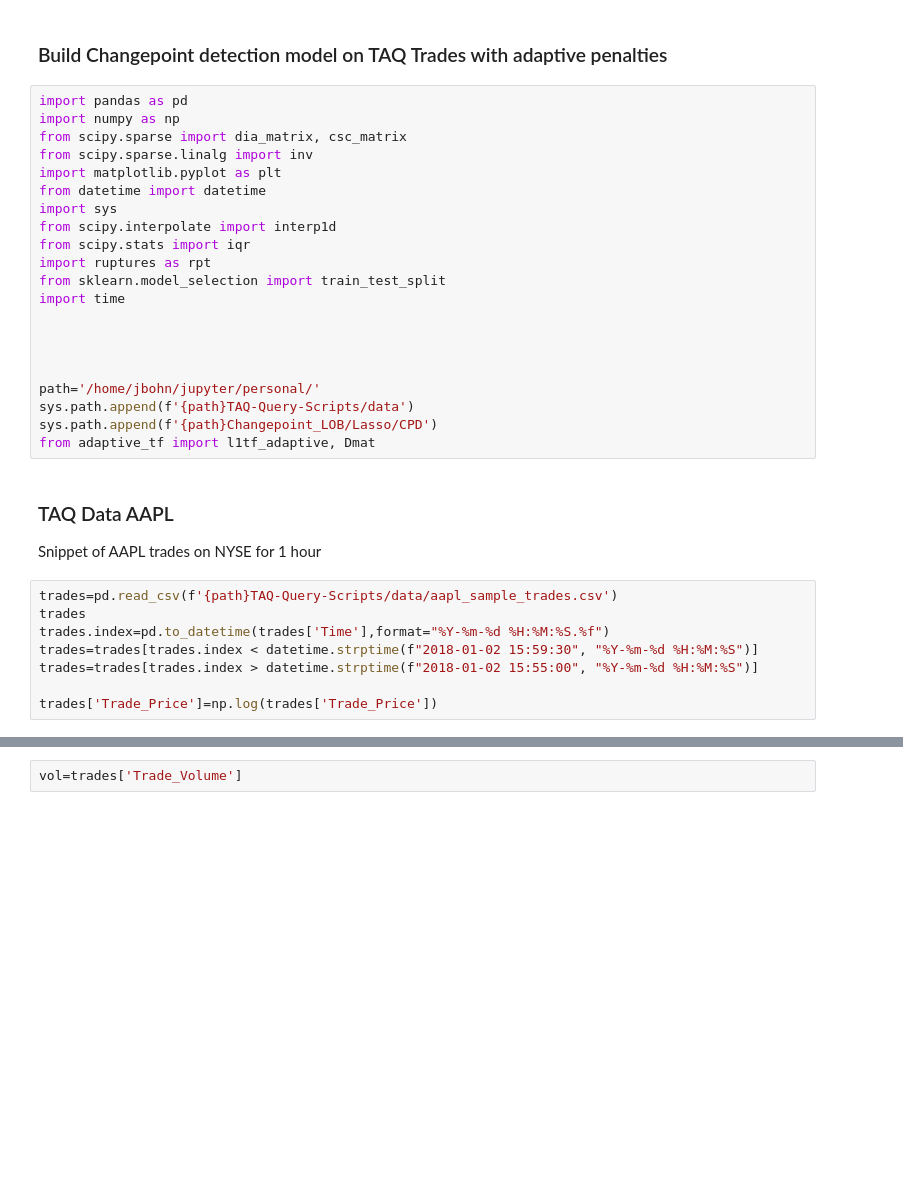
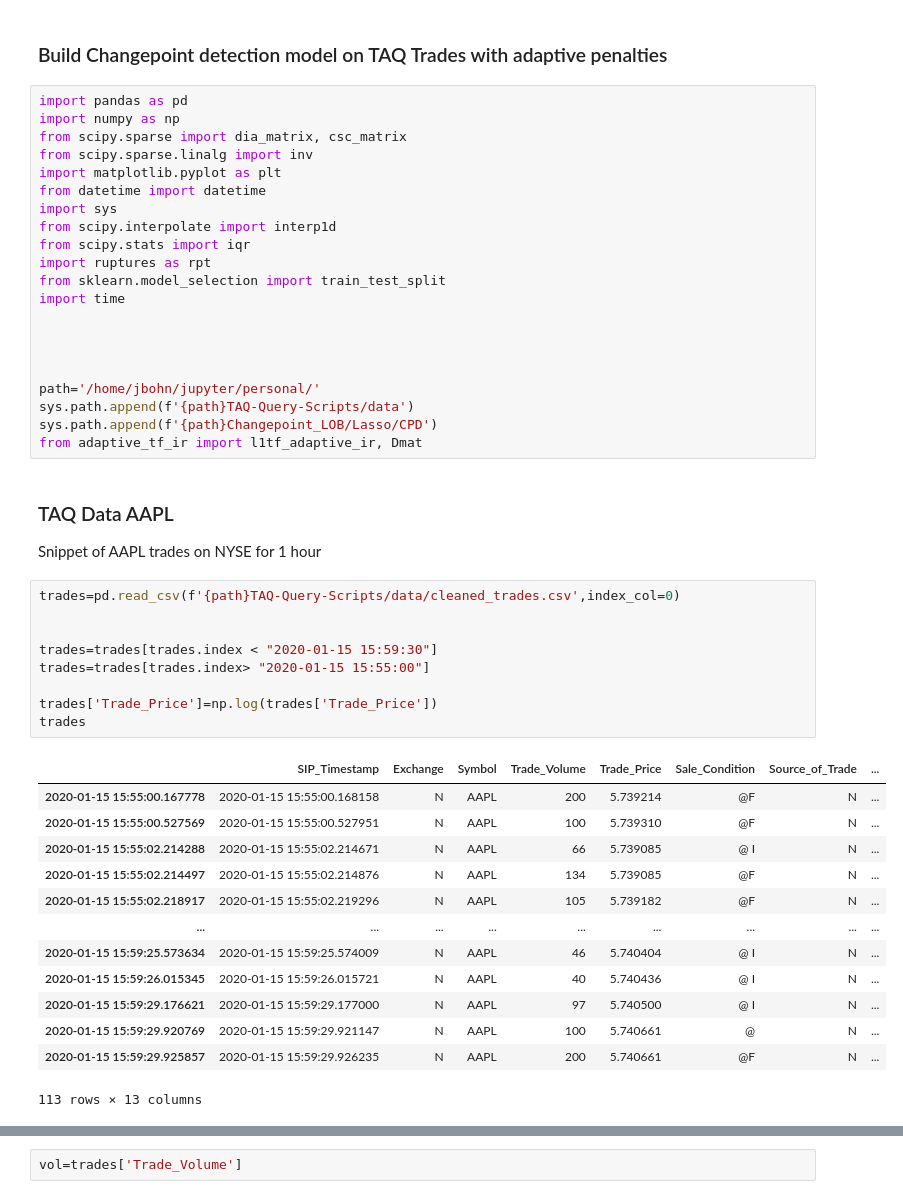
Before and after one commit to jasonbohne123/Adaptive_Signal_Estimation, a Jupyter notebook: Lasso_CPD/Optimized_Adaptive.ipynb, the cells around one changed output, grey strips where cells are left out. Saved outputs shown, nothing was run; the diff lists cells and outputs as text; blank space fills up the shorter version.

```diff
--- a/Lasso_CPD/Optimized_Adaptive.ipynb
+++ b/Lasso_CPD/Optimized_Adaptive.ipynb
@@ -20,19 +20,34 @@ import time
 path='/home/jbohn/jupyter/personal/'
 sys.path.append(f'{path}TAQ-Query-Scripts/data')
 sys.path.append(f'{path}Changepoint_LOB/Lasso/CPD')
-from adaptive_tf import l1tf_adaptive, Dmat
+from adaptive_tf_ir import l1tf_adaptive_ir, Dmat
 # %% [markdown]
 ### TAQ Data AAPL
 
 Snippet of AAPL trades on NYSE for 1 hour
 # %%
-trades=pd.read_csv(f'{path}TAQ-Query-Scripts/data/aapl_sample_trades.csv')
-trades
-trades.index=pd.to_datetime(trades['Time'],format="%Y-%m-%d %H:%M:%S.%f")
-trades=trades[trades.index < datetime.strptime(f"2018-01-02 15:59:30", "%Y-%m-%d %H:%M:%S")]
-trades=trades[trades.index > datetime.strptime(f"2018-01-02 15:55:00", "%Y-%m-%d %H:%M:%S")]
+trades=pd.read_csv(f'{path}TAQ-Query-Scripts/data/cleaned_trades.csv',index_col=0)
+
+
+trades=trades[trades.index < "2020-01-15 15:59:30"]
+trades=trades[trades.index> "2020-01-15 15:55:00"]
 
 trades['Trade_Price']=np.log(trades['Trade_Price'])
+trades
+# %% [output]
+|  | SIP_Timestamp | Exchange | Symbol | Trade_Volume | Trade_Price | Sale_Condition | Source_of_Trade | ... |
+| 2020-01-15 15:55:00.167778 | 2020-01-15 15:55:00.168158 | N | AAPL | 200 | 5.739214 | @F | N | ... |
+| 2020-01-15 15:55:00.527569 | 2020-01-15 15:55:00.527951 | N | AAPL | 100 | 5.739310 | @F | N | ... |
+| 2020-01-15 15:55:02.214288 | 2020-01-15 15:55:02.214671 | N | AAPL | 66 | 5.739085 | @ I | N | ... |
+| 2020-01-15 15:55:02.214497 | 2020-01-15 15:55:02.214876 | N | AAPL | 134 | 5.739085 | @F | N | ... |
+| 2020-01-15 15:55:02.218917 | 2020-01-15 15:55:02.219296 | N | AAPL | 105 | 5.739182 | @F | N | ... |
+| ... | ... | ... | ... | ... | ... | ... | ... | ... |
+| 2020-01-15 15:59:25.573634 | 2020-01-15 15:59:25.574009 | N | AAPL | 46 | 5.740404 | @ I | N | ... |
+| 2020-01-15 15:59:26.015345 | 2020-01-15 15:59:26.015721 | N | AAPL | 40 | 5.740436 | @ I | N | ... |
+| 2020-01-15 15:59:29.176621 | 2020-01-15 15:59:29.177000 | N | AAPL | 97 | 5.740500 | @ I | N | ... |
+| 2020-01-15 15:59:29.920769 | 2020-01-15 15:59:29.921147 | N | AAPL | 100 | 5.740661 | @ | N | ... |
+| 2020-01-15 15:59:29.925857 | 2020-01-15 15:59:29.926235 | N | AAPL | 200 | 5.740661 | @F | N | ... |
+113 rows × 13 columns
 # %%
 fig,ax=plt.subplots()
 ax.plot(trades['Trade_Price'],label='Trade Price')
```
Also changed, not shown: parts of 38 cells of this notebook, 3 other files.
